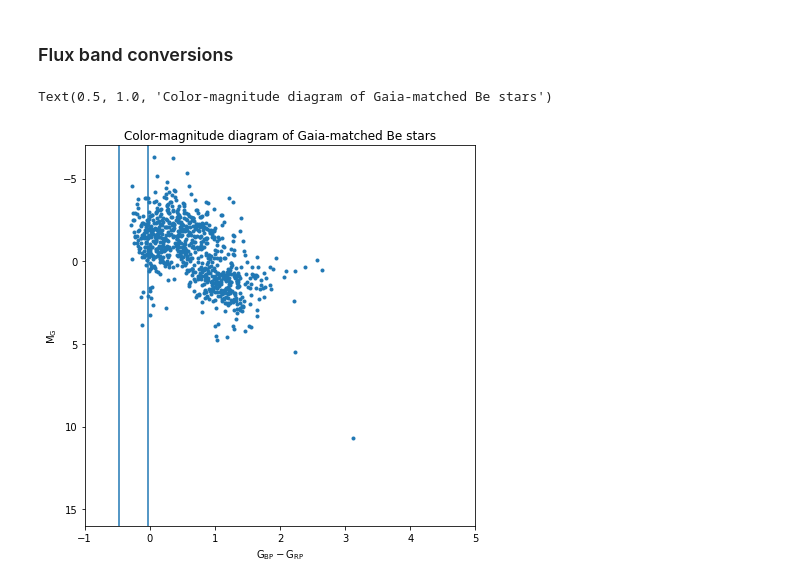
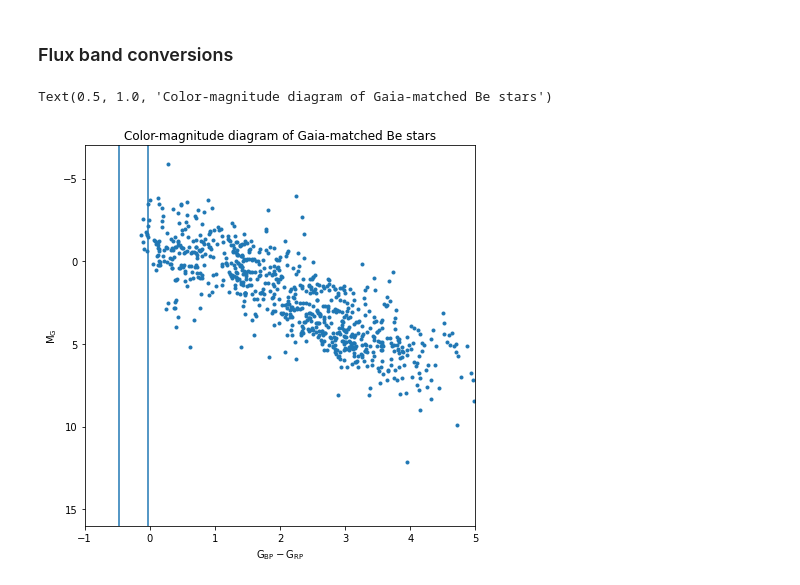
Before and after one commit to cgobat/XDBS-old, a Jupyter notebook: crossmatch.ipynb, the cells around one changed output. Drawn from its saved outputs; the diff is of its cells as text; code cells hidden in the pictures.

Commit message:
Updated XDBS catalog

```diff
--- a/crossmatch.ipynb
+++ b/crossmatch.ipynb
@@ -78,7 +79,7 @@ Length = 2264 rows
 
 Create `gaia_df`, a `pandas.DataFrame` containing the single closest match (within $1^{\prime\prime}$) in the Gaia catalog for every entry in the BeSS database.
 # %%
-Gaia_BeSS_1as = v.query_region(BeSS, catalog="I/350/gaiaedr3", radius="1s")
+Gaia_BeSS_1as = v.query_region(BeSS, catalog="I/350/gaiaedr3", radius="0.5s")
 Gaia_matched = Gaia_BeSS_1as[0]["_q","_r","Source","Plx","pmRA","pmDE","epsi","sepsi","Gmag","BPmag","RPmag","Tefftemp"]
 
 gaia_df = Gaia_matched.to_pandas()
@@ -96,7 +97,7 @@ gaia_df["Gflux"] = F0 * 10**(gaia_df["Gmag"]/-2.5)
 
 assert(len(gaia_df) == len(np.unique(gaia_df["_q"]))),"Something went wrong..."
 # %%
-gaia_dists = v.query_region(BeSS, catalog="I/352/gedr3dis",radius="1s")[0].to_pandas()
+gaia_dists = v.query_region(BeSS, catalog="I/352/gedr3dis",radius="0.5s")[0].to_pandas()
 gaia = pd.merge(gaia_df, gaia_dists, on="Source", how="left")
 gaia.drop(['_r_x', 'Source', '_q_y', '_RAJ2000', '_DEJ2000', '_r_y', 'RA_ICRS', 'DE_ICRS', 'Flag'], axis=1, inplace=True)
 gaia.rename(columns={"_q_x":"_q"}, inplace=True)
@@ -258,12 +259,12 @@ for q in BeSS["#"]:
 # %% [markdown]
 ### Compile a master catalog
 # %%
-objs = pd.merge(wise, twomass_xmatch[0][['_q',"Jmag","e_Jmag","Hmag","e_Hmag","Kmag","e_Kmag"]].to_pandas(), on="_q", how="outer")
+objs = pd.merge(wise, Twomass_xmatch[0][['_q',"Jmag","e_Jmag","Hmag","e_Hmag","Kmag","e_Kmag"]].to_pandas(), on="_q", how="outer")
 objs = pd.merge(gaia, objs, on="_q", how="outer")
 xray = pd.merge(XMM_sources.to_pandas(), Chandra_sources.to_pandas(), on="_q", how="outer")
 xray = pd.merge(xray, XRT_sources.to_pandas(), on="_q", how="outer")
 
-master = pd.merge(BeSS.to_pandas(), pd.merge(objs, xray, on="_q", how="outer"), left_on="#", right_on="_q", how="outer")
+master = pd.merge(BeSS.to_pandas(), pd.merge(objs, xray, on="_q", how="outer"), left_on="#", right_on="_q", how="left")
 master.rename(columns={"HR1_x":"HR1","HR2_x":"HR2","HR1_y":"SwiftHR1","HR2_y":"SwiftHR2"},inplace=True)
 # %% [markdown]
 ### Solve for individual-band Swift fluxes
@@ -365,5 +370,5 @@ master[master["X-ray source"].notna()].drop(['Category', 'RA', 'DEC', 'Nb of spe
 # %%
-for i in master.index:
+# for i in master.index:
     flags = []
     if pd.notna(master.loc[i,"Be star"]):
         flags.append("BeSS")
@@ -378,16 +383,16 @@ for i in master.index:
     master.loc[i,"Memberships"] = ",".join(flags)
 # %%
 plt.figure(figsize=(7,7))
-plt.scatter(master["BPmag"]-master["RPmag"], master["Gmag"]-5*np.log10(master["rpgeo"]/10),marker=".")
+plt.scatter(master["BP_c"]-master["RP_c"], master["G_c"]-5*np.log10(master["rpgeo"]/10),marker=".")
 plt.ylim(16,-7)
 plt.xlim(-1,5)
 plt.vlines([-0.4769230769230768,-0.03076923076923066],-10,20) # WebPlotDigitized bounds of B type from Gaia HR diagram
 plt.xlabel("$\mathrm{G}_\mathrm{BP}-\mathrm{G}_\mathrm{RP}$")
 plt.ylabel("$\mathrm{M}_\mathrm{G}$")
 plt.title("Color-magnitude diagram of Gaia-matched Be stars")
 # %% [output]
 Text(0.5, 1.0, 'Color-magnitude diagram of Gaia-matched Be stars')
-[figure, old version]
+[figure, new version]
 # %%
 # XDBS = pd.read_csv("./XDBS_catalog.csv")
 # %%
```
Also changed, not shown: parts of 4 cells of this notebook, 1 other file.
